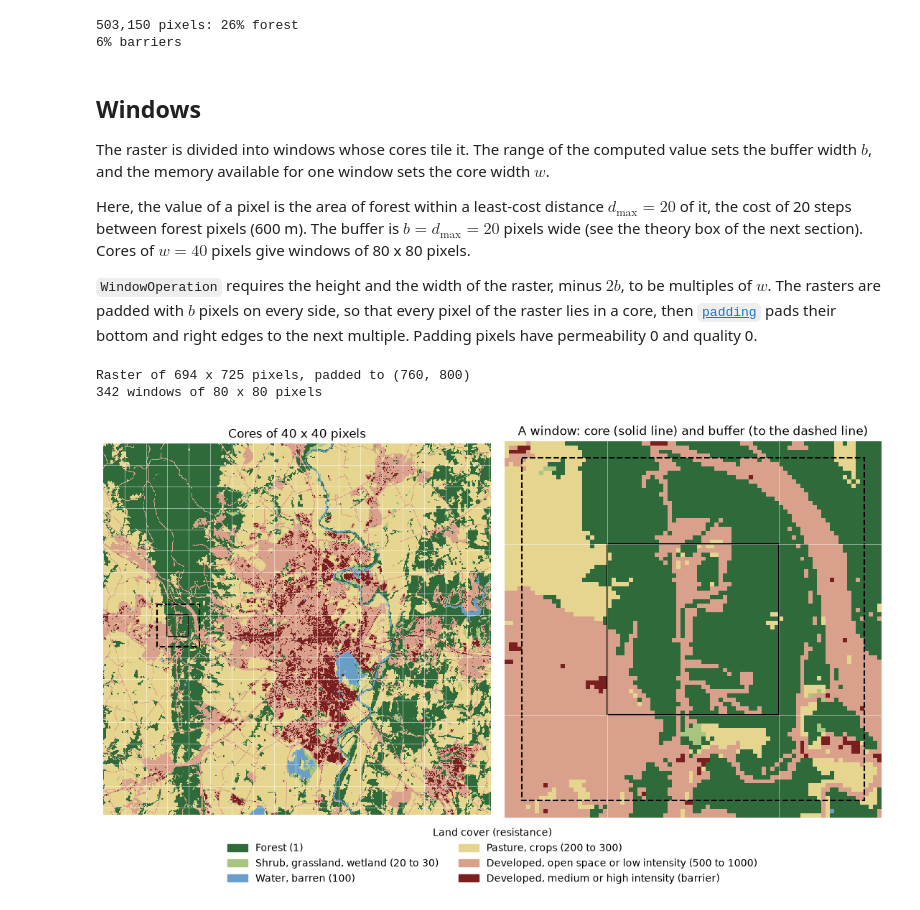
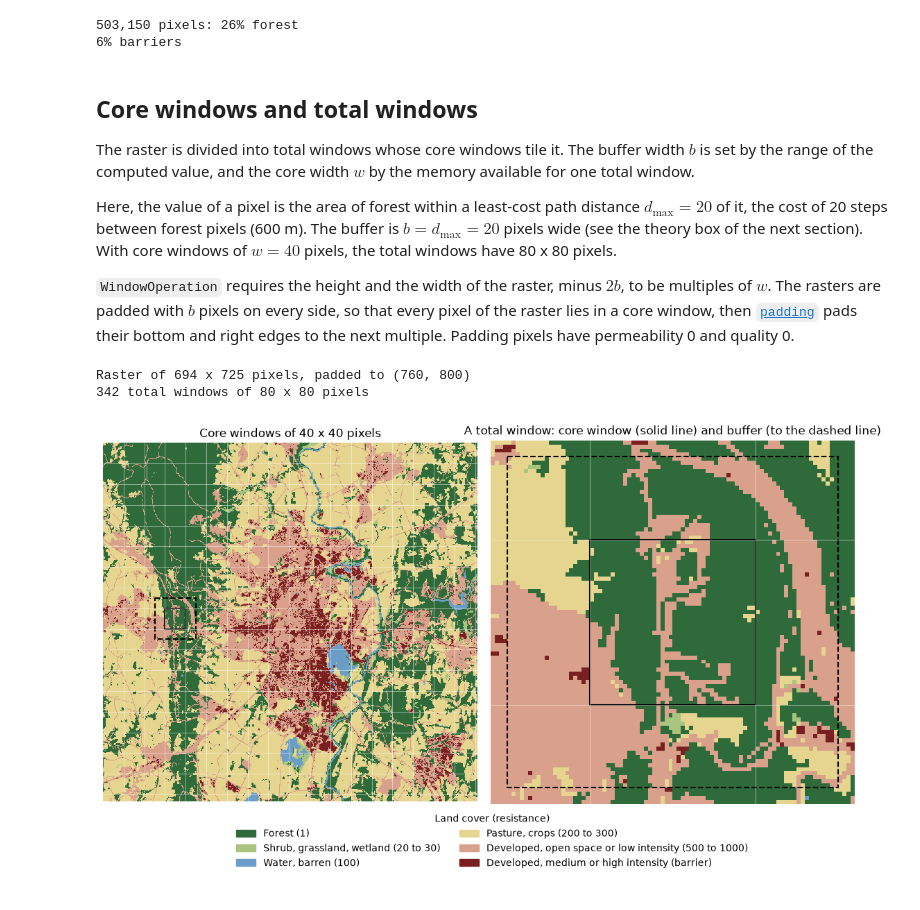
Before and after one commit to vboussange/jaxscape, a Jupyter notebook: docs/examples/advanced/moving_windows.ipynb, the cells around one changed output. Cells and saved outputs as stored; diff of their text form; code cells hidden in the pictures.

```diff
--- a/docs/examples/advanced/moving_windows.ipynb
+++ b/docs/examples/advanced/moving_windows.ipynb
@@ -92,15 +92,15 @@ print(f"{barrier.mean():.0%} barriers")
 503,150 pixels: 26% forest
 6% barriers
 # %% [markdown]
-## Windows
+## Core windows and total windows
 
-The raster is divided into windows whose cores tile it. The range of the computed value sets the buffer width $b$, and the memory available for one window sets the core width $w$.
+The raster is divided into total windows whose core windows tile it. The buffer width $b$ is set by the range of the computed value, and the core width $w$ by the memory available for one total window.
 
-Here, the value of a pixel is the area of forest within a least-cost distance $d_\text{max} = 20$ of it, the cost of 20 steps between forest pixels (600 m). The buffer is $b = d_\text{max} = 20$ pixels wide (see the theory box of the next section). Cores of $w = 40$ pixels give windows of 80 x 80 pixels.
+Here, the value of a pixel is the area of forest within a least-cost path distance $d_\text{max} = 20$ of it, the cost of 20 steps between forest pixels (600 m). The buffer is $b = d_\text{max} = 20$ pixels wide (see the theory box of the next section). With core windows of $w = 40$ pixels, the total windows have 80 x 80 pixels.
 
-`WindowOperation` requires the height and the width of the raster, minus $2b$, to be multiples of $w$. The rasters are padded with $b$ pixels on every side, so that every pixel of the raster lies in a core, then [`padding`](../../api/window_operations.md#jaxscape.utils.padding) pads their bottom and right edges to the next multiple. Padding pixels have permeability 0 and quality 0.
+`WindowOperation` requires the height and the width of the raster, minus $2b$, to be multiples of $w$. The rasters are padded with $b$ pixels on every side, so that every pixel of the raster lies in a core window, then [`padding`](../../api/window_operations.md#jaxscape.utils.padding) pads their bottom and right edges to the next multiple. Padding pixels have permeability 0 and quality 0.
 # %%
-d_max = 20  # Least-cost distance within which a pixel reaches forest
+d_max = 20  # Least-cost path distance within which forest is counted
 buffer_size = d_max  # Buffer width b, in pixels
 window_size = 40  # Core width w, in pixels
 
@@ -119,10 +119,10 @@ window_op = WindowOperation(
 height, width = quality.shape
 side = window_op.total_window_size
 print(f"Raster of {height} x {width} pixels, padded to {quality_padded.shape}")
-print(f"{window_op.nb_steps} windows of {side} x {side} pixels")
+print(f"{window_op.nb_steps} total windows of {side} x {side} pixels")
 # %% [output]
 Raster of 694 x 725 pixels, padded to (760, 800)
-342 windows of 80 x 80 pixels
+342 total windows of 80 x 80 pixels
 # %%
 groups = {
     "Forest (1)": ([41, 42, 43], "#2f6b3a"),
@@ -137,13 +137,15 @@ for index, (classes, _) in enumerate(groups.values()):
     group[np.isin(landcover, classes)] = index
 landcover_cmap = ListedColormap([color for _, color in groups.values()])
 
-# The window shown in detail: the core in row `i` and column `j` of the cores
+# The total window shown in detail: that of the core window in row `i` and
+# column `j`
 i, j = 8, 3
 w, b = window_size, buffer_size
 
 
 def draw_windows(ax, color):
-    # Edges of the cores, then the core and the window in row i and column j
+    # Edges of the core windows, then the core window and the total window in
+    # row i and column j
     for row in range(w, height, w):
         ax.axhline(row - 0.5, color=color, linewidth=0.5, alpha=0.7)
     for column in range(w, width, w):
@@ -158,35 +160,37 @@ def draw_windows(ax, color):
                 fill=False,
                 edgecolor="black",
                 linewidth=1.5,
                 linestyle=style,
             )
         )
 
 
 def zoom(ax, margin=4):
-    # The window in row i and column j, with a margin
+    # The total window in row i and column j, with a margin
     edge = b + margin + 0.5
     ax.set_xlim(j * w - edge, (j + 1) * w + edge - 1)
     ax.set_ylim((i + 1) * w + edge - 1, i * w - edge)
 
 
 fig, axs = plt.subplots(1, 2, figsize=(11, 6.5), layout="constrained")
 for ax in axs:
     ax.imshow(group, cmap=landcover_cmap, interpolation="nearest")
     draw_windows(ax, color="white")
     ax.axis("off")
 zoom(axs[1])
-axs[0].set_title(f"Cores of {w} x {w} pixels")
-axs[1].set_title("A window: core (solid line) and buffer (to the dashed line)")
+axs[0].set_title(f"Core windows of {w} x {w} pixels")
+axs[1].set_title(
+    "A total window: core window (solid line) and buffer (to the dashed line)"
+)
 handles = [Patch(color=color, label=name) for name, (_, color) in groups.items()]
 fig.legend(
     handles=handles,
     title="Land cover (resistance)",
     loc="outside lower center",
     ncols=2,
     frameon=False,
 )
 plt.show()
 # %% [output]
-[figure, old version]
+[figure, new version]
 # %% [markdown]
```
Also changed, not shown: parts of 11 cells of this notebook, 2 other files.
